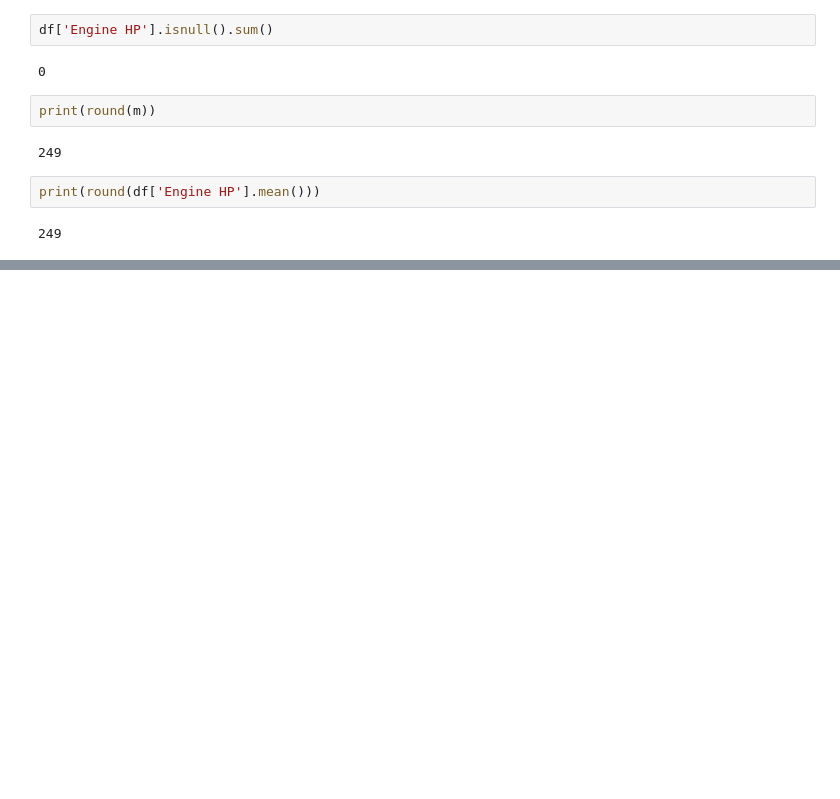
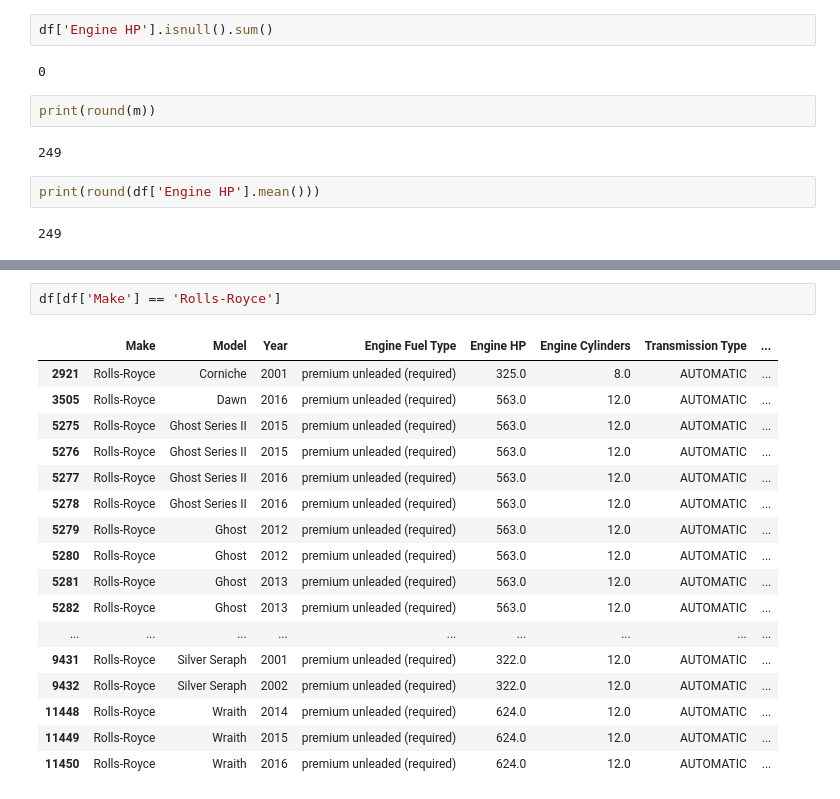
Before and after one commit to roberttflash/ml-zoomcamp, a Jupyter notebook: homework1_20210911.ipynb, the cells around one changed output, grey strips where cells are left out. Saved outputs shown, nothing was run; the diff lists cells and outputs as text; blank space fills up the shorter version.

```diff
--- a/homework1_20210911.ipynb
+++ b/homework1_20210911.ipynb
@@ -111,0 +120,20 @@ print(round(df['Engine HP'].mean()))
+# %%
+df[df['Make'] == 'Rolls-Royce']
+# %% [output]
+|  | Make | Model | Year | Engine Fuel Type | Engine HP | Engine Cylinders | Transmission Type | ... |
+| 2921 | Rolls-Royce | Corniche | 2001 | premium unleaded (required) | 325.0 | 8.0 | AUTOMATIC | ... |
+| 3505 | Rolls-Royce | Dawn | 2016 | premium unleaded (required) | 563.0 | 12.0 | AUTOMATIC | ... |
+| 5275 | Rolls-Royce | Ghost Series II | 2015 | premium unleaded (required) | 563.0 | 12.0 | AUTOMATIC | ... |
+| 5276 | Rolls-Royce | Ghost Series II | 2015 | premium unleaded (required) | 563.0 | 12.0 | AUTOMATIC | ... |
+| 5277 | Rolls-Royce | Ghost Series II | 2016 | premium unleaded (required) | 563.0 | 12.0 | AUTOMATIC | ... |
+| 5278 | Rolls-Royce | Ghost Series II | 2016 | premium unleaded (required) | 563.0 | 12.0 | AUTOMATIC | ... |
+| 5279 | Rolls-Royce | Ghost | 2012 | premium unleaded (required) | 563.0 | 12.0 | AUTOMATIC | ... |
+| 5280 | Rolls-Royce | Ghost | 2012 | premium unleaded (required) | 563.0 | 12.0 | AUTOMATIC | ... |
+| 5281 | Rolls-Royce | Ghost | 2013 | premium unleaded (required) | 563.0 | 12.0 | AUTOMATIC | ... |
+| 5282 | Rolls-Royce | Ghost | 2013 | premium unleaded (required) | 563.0 | 12.0 | AUTOMATIC | ... |
+| ... | ... | ... | ... | ... | ... | ... | ... | ... |
+| 9431 | Rolls-Royce | Silver Seraph | 2001 | premium unleaded (required) | 322.0 | 12.0 | AUTOMATIC | ... |
+| 9432 | Rolls-Royce | Silver Seraph | 2002 | premium unleaded (required) | 322.0 | 12.0 | AUTOMATIC | ... |
+| 11448 | Rolls-Royce | Wraith | 2014 | premium unleaded (required) | 624.0 | 12.0 | AUTOMATIC | ... |
+| 11449 | Rolls-Royce | Wraith | 2015 | premium unleaded (required) | 624.0 | 12.0 | AUTOMATIC | ... |
+| 11450 | Rolls-Royce | Wraith | 2016 | premium unleaded (required) | 624.0 | 12.0 | AUTOMATIC | ... |
```
Also changed, not shown: parts of 24 cells of this notebook, 1 other file.
